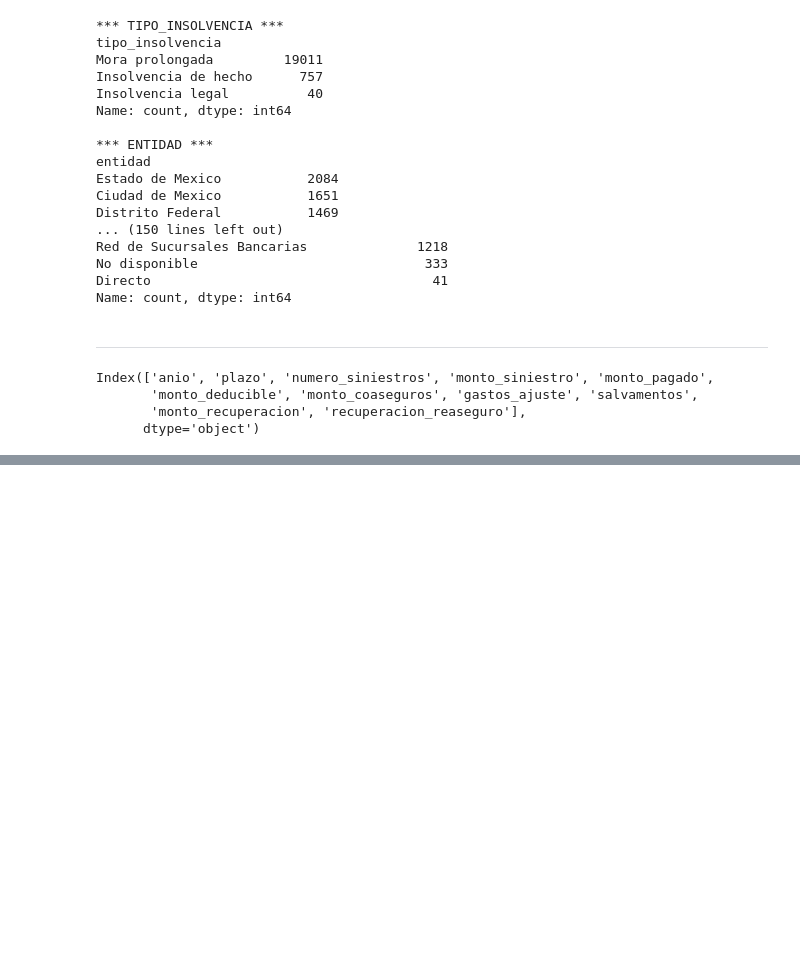
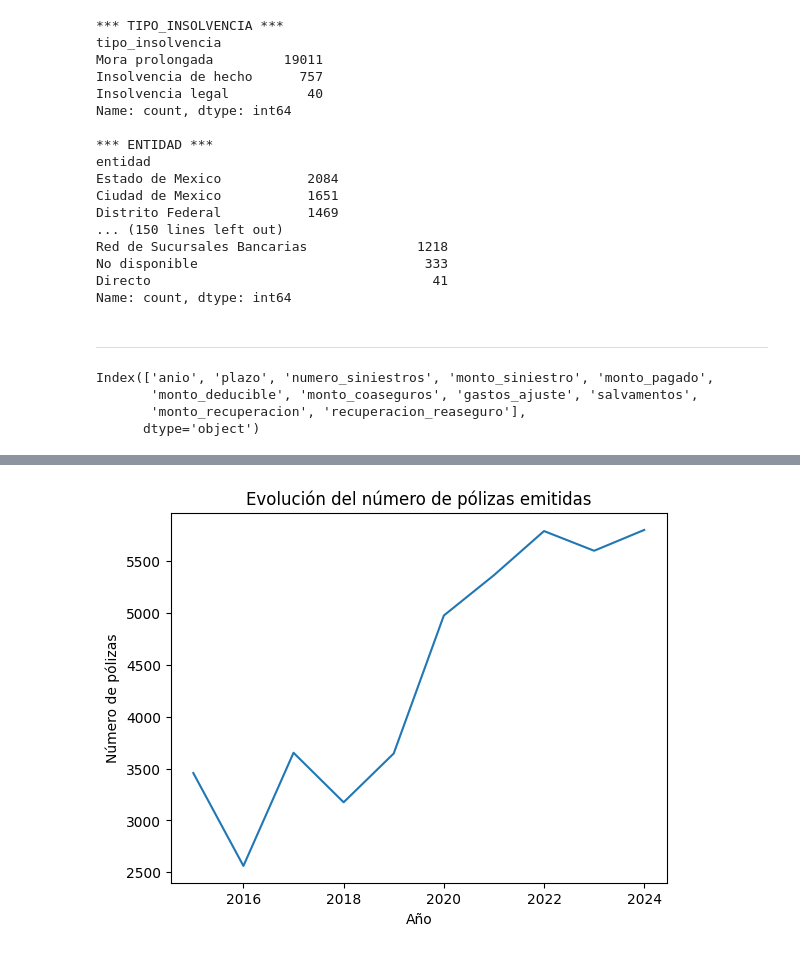
Before and after one commit to yoselin-morua/Proyecto-Cr-dito-Mercado, a Jupyter notebook: proyecto_credito_mercado/eda_creditos.ipynb, the cells around one changed output, grey strips where cells are left out. Drawn from its saved outputs; the diff is of its cells as text; code cells hidden in the pictures; blank space fills up the shorter version.

Commit message:
Avance en el analisis de datos de las emisiones y siniestros

```diff
--- a/proyecto_credito_mercado/eda_creditos.ipynb
+++ b/proyecto_credito_mercado/eda_creditos.ipynb
@@ -497,0 +524,11 @@ c_siniestros[columnas_numericas].describe()
+# %%
+# Variable para visualizar la suma total de las polizas, prima emitida y suma asegurada por año
+emision_anual = (c_emision.groupby('anio').agg(
+        polizas=('numero_polizas', 'sum'),
+        prima_emitida=('prima_emitida', 'sum'),
+        suma_asegurada=('suma_asegurada', 'sum')
+    )
+    .reset_index()
+)
+
+display(emision_anual)
@@ -497,0 +555,10 @@ c_siniestros[columnas_numericas].describe()
+# %%
+# Grafica individual para visualizar las suma de las polizas por año
+plt.figure()
+plt.plot(emision_anual['anio'], emision_anual['polizas'])
+plt.xlabel('Año')
+plt.ylabel('Número de pólizas')
+plt.title('Evolución del número de pólizas emitidas')
+plt.show()
+# %% [output]
+[figure, added]
```
Also changed, not shown: parts of 20 cells of this notebook.
